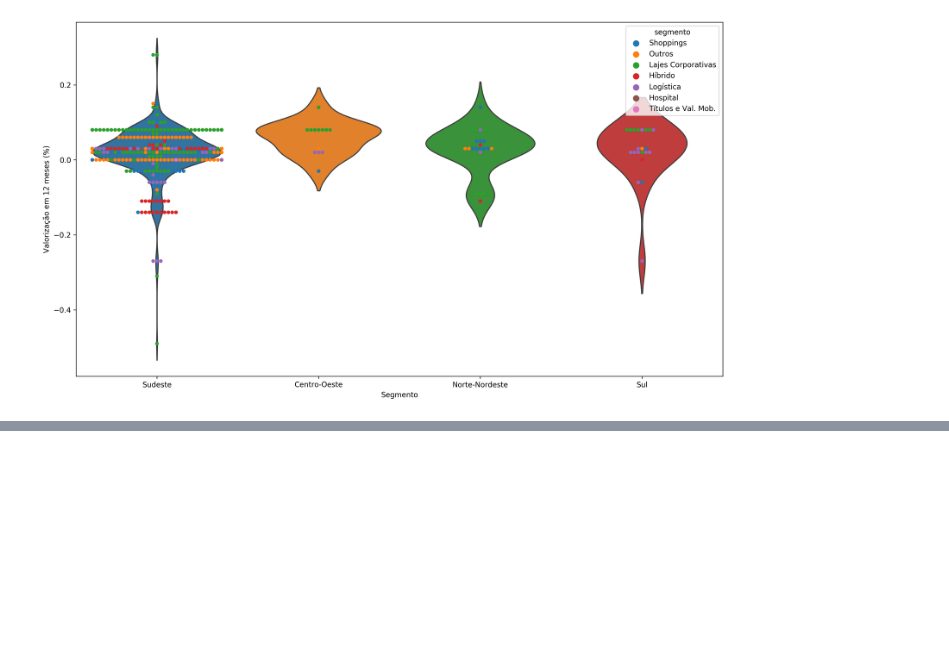
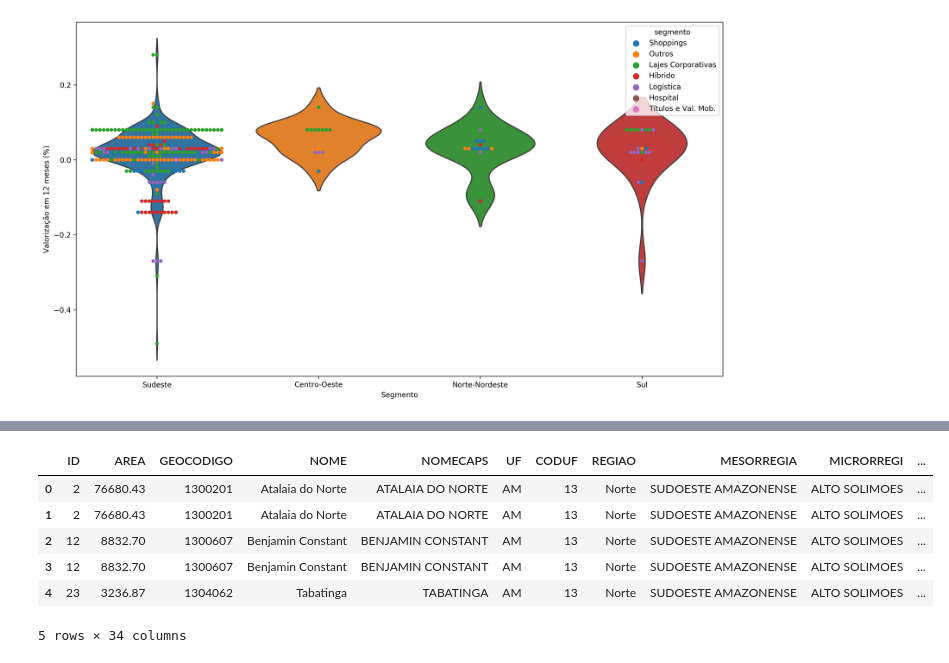
Before and after one commit to r3dlex/fundsExplorer, a Jupyter notebook: data_analysis.ipynb, the cells around one changed output, grey strips where cells are left out. Cells and saved outputs as stored; diff of their text form; code cells hidden in the pictures; blank space fills up the shorter version.

```diff
--- a/data_analysis.ipynb
+++ b/data_analysis.ipynb
@@ -240,0 +224,11 @@ ValueError: Could not interpret input 'regiao'
+# %%
+geo_complete_br = geo_br.merge(assets_funds, left_on = 'NOME', right_on = 'cidade')
+geo_complete_br.head()
+# %% [output]
+|  | ID | AREA | GEOCODIGO | NOME | NOMECAPS | UF | CODUF | REGIAO | MESORREGIA | MICRORREGI | ... |
+| 0 | 2 | 76680.43 | 1300201 | Atalaia do Norte | ATALAIA DO NORTE | AM | 13 | Norte | SUDOESTE AMAZONENSE | ALTO SOLIMOES | ... |
+| 1 | 2 | 76680.43 | 1300201 | Atalaia do Norte | ATALAIA DO NORTE | AM | 13 | Norte | SUDOESTE AMAZONENSE | ALTO SOLIMOES | ... |
+| 2 | 12 | 8832.70 | 1300607 | Benjamin Constant | BENJAMIN CONSTANT | AM | 13 | Norte | SUDOESTE AMAZONENSE | ALTO SOLIMOES | ... |
+| 3 | 12 | 8832.70 | 1300607 | Benjamin Constant | BENJAMIN CONSTANT | AM | 13 | Norte | SUDOESTE AMAZONENSE | ALTO SOLIMOES | ... |
+| 4 | 23 | 3236.87 | 1304062 | Tabatinga | TABATINGA | AM | 13 | Norte | SUDOESTE AMAZONENSE | ALTO SOLIMOES | ... |
+5 rows × 34 columns
```
Also changed, not shown: parts of 15 cells of this notebook.
